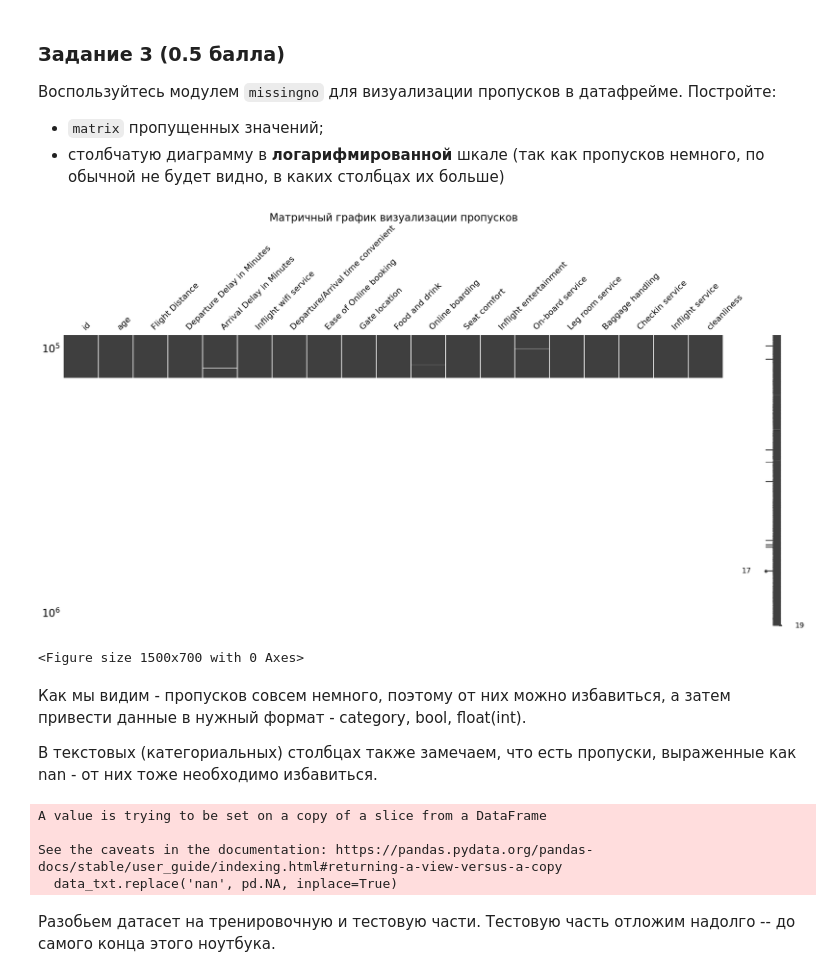
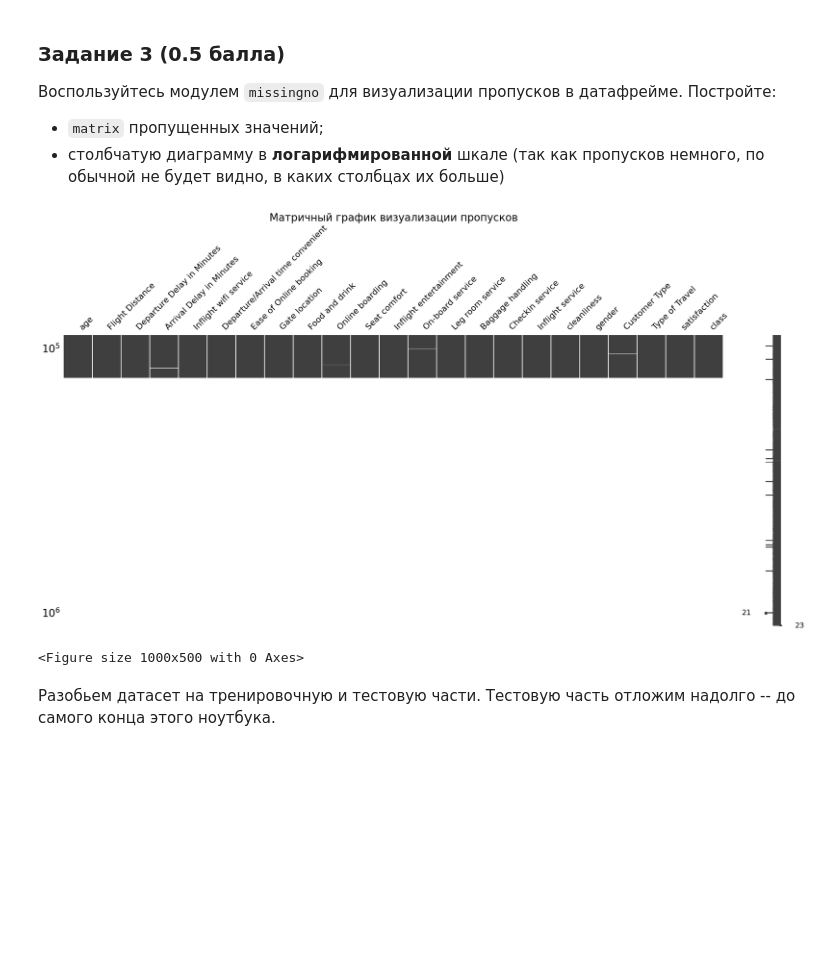
Before and after one commit to VladislavTokarev02/AI_ML_homework, a Jupyter notebook: Hometasks/Base/AI_HW4_woodenML_base.ipynb, the cells around one changed output. Cells and saved outputs as stored; diff of their text form; code cells hidden in the pictures; blank space fills up the shorter version.

```diff
--- a/Hometasks/Base/AI_HW4_woodenML_base.ipynb
+++ b/Hometasks/Base/AI_HW4_woodenML_base.ipynb
@@ -187,5 +194,6 @@ pd.set_option('display.max_columns', None)
 
 
 data = data.T.drop_duplicates(keep='first').T
+data.set_index('id', inplace = True)
 data.head()
 # %% [output]
@@ -215,7 +224,12 @@ data.describe()
 # %%
 data_num = data.drop(columns = ['gender', 'Customer Type', 'Type of Travel', 'satisfaction', 'class'])
-data_txt = data[['id', 'gender', 'Customer Type', 'Type of Travel', 'satisfaction', 'class']]
+data_txt = data[['gender', 'Customer Type', 'Type of Travel', 'satisfaction', 'class']]
+
+# В столбцах с категориальными признаками есть nan, но поскольку они не числовые, матричный график визуализации их не видит, прэтому необходимо явно указывать этою
+data_txt.replace('nan', pd.NA, inplace = True)
 
 
 for i in data_num:
   data_num[i] = data_num[i].astype('float')
+
+data = pd.merge(data_num, data_txt, how = 'left', on='id')
@@ -226,30 +245,11 @@ for i in data_num:
 -  `matrix` пропущенных значений;
 - столбчатую диаграмму в **логарифмированной** шкале (так как пропусков немного, по обычной не будет видно, в каких столбцах их больше)
 # %%
-msno.matrix(data_num)
-plt.yscale('log')
+msno.matrix(data)
+plt.yscale('log') # Логарифмированная шкала
 plt.title('Матричный график визуализации пропусков', fontsize = 20)
-plt.figure(figsize=(15, 7))
+plt.figure(figsize=(10, 5))
 plt.show()
 # %% [output]
-[figure, old version]
+[figure, new version]
-<Figure size 1500x700 with 0 Axes>
+<Figure size 1000x500 with 0 Axes>
-# %% [markdown]
-Как мы видим - пропусков совсем немного, поэтому от них можно избавиться, а затем привести данные в нужный формат - category, bool, float(int).
-
-
-В текстовых (категориальных) столбцах также замечаем, что есть пропуски, выраженные как nan - от них тоже необходимо избавиться.
-# %%
-data_txt.replace('nan', pd.NA, inplace=True)
-
-
-data_txt = data_txt.dropna()
-data_num = data_num.dropna()
-
-data = pd.merge(data_num, data_txt, how = 'left', on='id')
-data.drop('id', axis = 1, inplace = True)
-# %% [output]
-A value is trying to be set on a copy of a slice from a DataFrame
-
-See the caveats in the documentation: https://pandas.pydata.org/pandas-docs/stable/user_guide/indexing.html#returning-a-view-versus-a-copy
-  data_txt.replace('nan', pd.NA, inplace=True)
```
Also changed, not shown: parts of 13 cells of this notebook.
